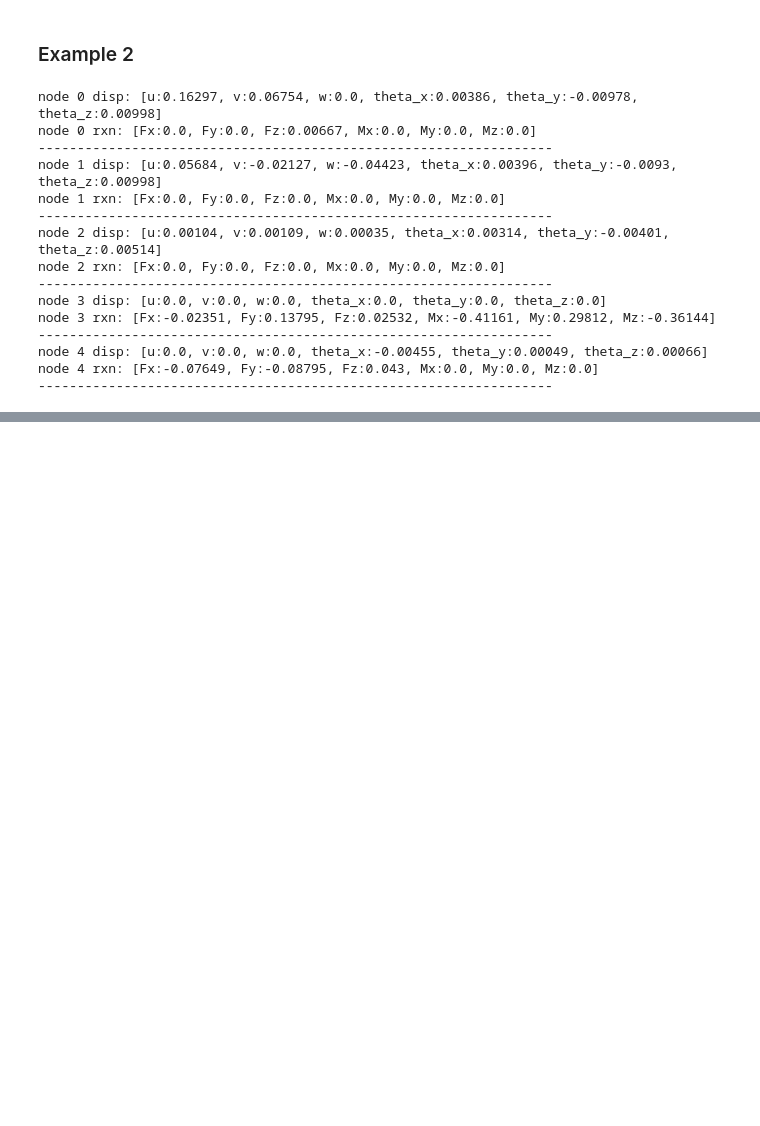
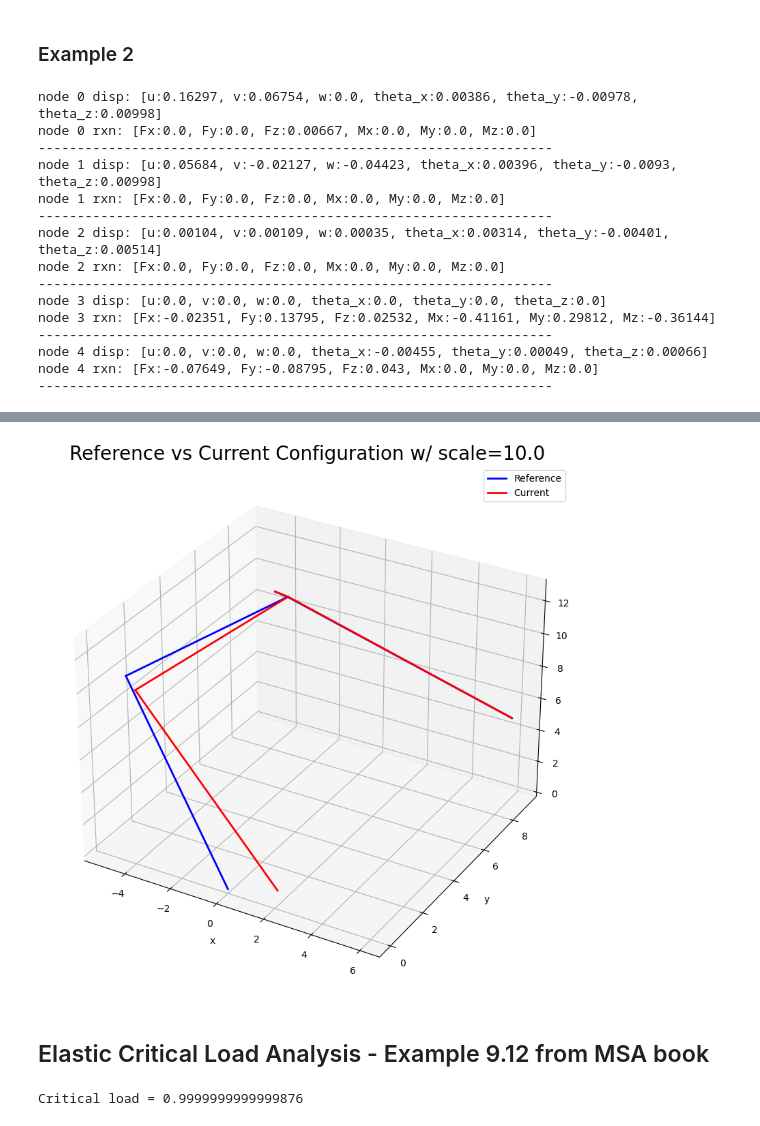
Before and after one commit to quan4444/me700_assignment2, a Jupyter notebook: tutorials/run_direct_stiffness_method.ipynb, the cells around one changed output, grey strips where cells are left out. Cells and saved outputs as stored; diff of their text form; code cells hidden in the pictures; blank space fills up the shorter version.

Commit message:
assignment2p2

```diff
--- a/tutorials/run_direct_stiffness_method.ipynb
+++ b/tutorials/run_direct_stiffness_method.ipynb
@@ -149 +128,48 @@ node 4 rxn: [Fx:-0.07649, Fy:-0.08795, Fz:0.043, Mx:0.0, My:0.0, Mz:0.0]
+# %%
+solver.plot_deformed_structure(displacements,scale=10.0)
+# %% [output]
+[figure, added]
+# %% [markdown]
+## Elastic Critical Load Analysis - Example 9.12 from MSA book
+# %%
+import numpy as np
+from a2 import direct_stiffness_method as dsm
+
+# Define nodes and elements
+nodes = np.array([[0, 0, 0], [0, 24, 0]])
+elements = np.array([[0, 1]])
+
+# Define subdomains and material properties
+E=29000
+nu=0.3
+A=22.4
+Iy=82.5
+Iz=2100
+J=2.68
+Ip=J # dummy bc never used | need to double check
+# E0_local_z=
+subdomain_dict = {1:[E,nu,A,Iz,Iy,Ip,J]}
+subdomain_elements = {1:[0]}
+
+# Define supports and loads
+supports = {0: (0, 0, 0, 0, 0, 0), # Fixed support at node 0
+            1: (0, None, 0, None, None, None)}  # Pinned support at node 0
+loads = {1:[0,-1,0,0,0,0]}  # Load at node 1
+
+# Initialize classes
+mesh = dsm.Mesh(nodes, elements)
+materials = dsm.MaterialParams(subdomain_dict)
+for subdomain_id, elements_in_sub in subdomain_elements.items():
+    materials.assign_subdomain(subdomain_id, elements_in_sub)
+
+bcs = dsm.BoundaryConditions(supports)
+bcs.add_load(loads)
+
+# Solve the system
+solver = dsm.Solver(mesh, materials, bcs)
+# displacements, reactions = solver.generate_mesh_and_solve()
+eigvals,eigvecs=solver.solve_critical_buckling_load()
+print(f'Critical load factor = {eigvals[0]}')
+# %% [output]
+Critical load = 0.9999999999999876
 # %% [markdown]
```
Also changed, not shown: parts of 9 cells of this notebook, 12 other files.
